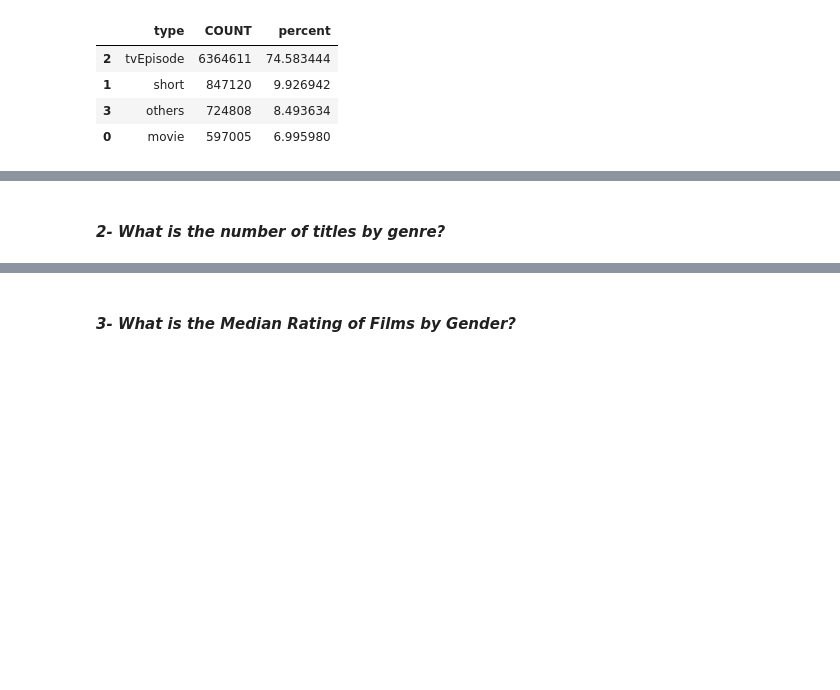
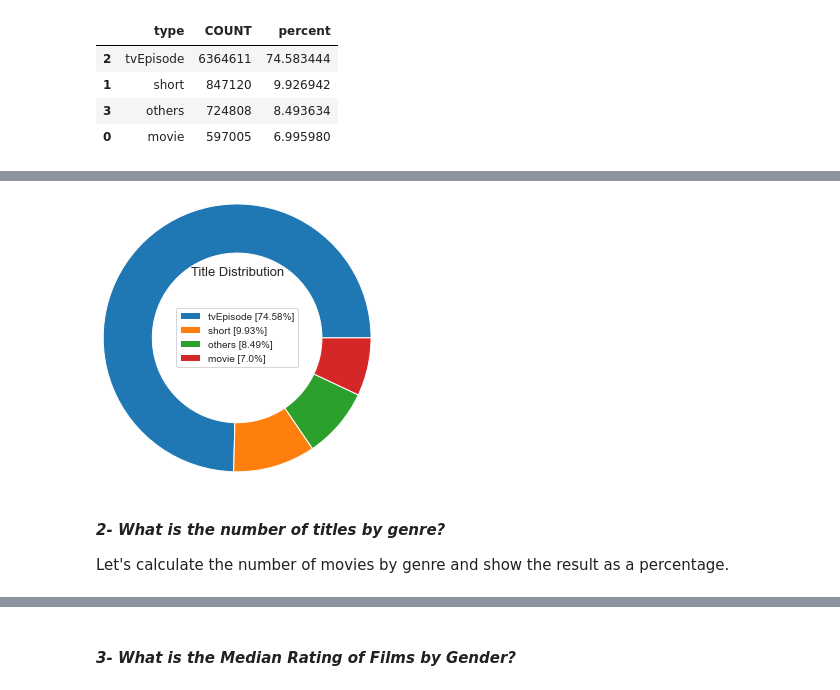
Before and after one commit to Krupique/Explorating-Data, a Jupyter notebook: IMDB-ExploreData/ExploreData.ipynb, the cells around one changed output, grey strips where cells are left out. Drawn from its saved outputs; the diff is of its cells as text; code cells hidden in the pictures; blank space fills up the shorter version.

```diff
--- a/IMDB-ExploreData/ExploreData.ipynb
+++ b/IMDB-ExploreData/ExploreData.ipynb
@@ -208,3 +191,5 @@ display(res1)
 # %%
 #Calculating the percentage for each type
 res1['percent'] = (res1['COUNT'] / res1['COUNT'].sum()) * 100
+# %%
+res1['percent'] = res1['percent'].apply(lambda x: round(x, 2)) #Round 2 decimal
@@ -261,3 +248,6 @@ res1.head()
 | 1 | short | 847120 | 9.926942 |
 | 3 | others | 724808 | 8.493634 |
 | 0 | movie | 597005 | 6.995980 |
+# %%
+# Adjust the labels
+labels = [str(res1['type'][i])+' '+'['+str(round(res1['percent'][i],2)) +'%'+']' for i in res1.index]
@@ -264,2 +257,21 @@ res1.head()
+# %%
+# Plot
+
+# Color map
+# https://matplotlib.org/stable/tutorials/colors/colormaps.html
+cs = cm.tab10(np.arange(100))
+
+# Create the figure
+f = plt.figure(figsize=(2, 3))
+
+# Pie Plot configs
+plt.pie(res1['COUNT'], radius = 3, colors = cs, wedgeprops = dict(width = 1.1))
+plt.legend(labels = labels, loc = 'center', prop = {'size':10})
+plt.title("Title Distribution", loc = 'Center', fontdict = {'fontsize':13,'fontweight':20})
+plt.show()
+# %% [output]
+[figure, added]
 # %% [markdown]
 #### _2- What is the number of titles by genre?_
+
+Let's calculate the number of movies by genre and show the result as a percentage.
```
Also changed, not shown: parts of 24 cells of this notebook.
